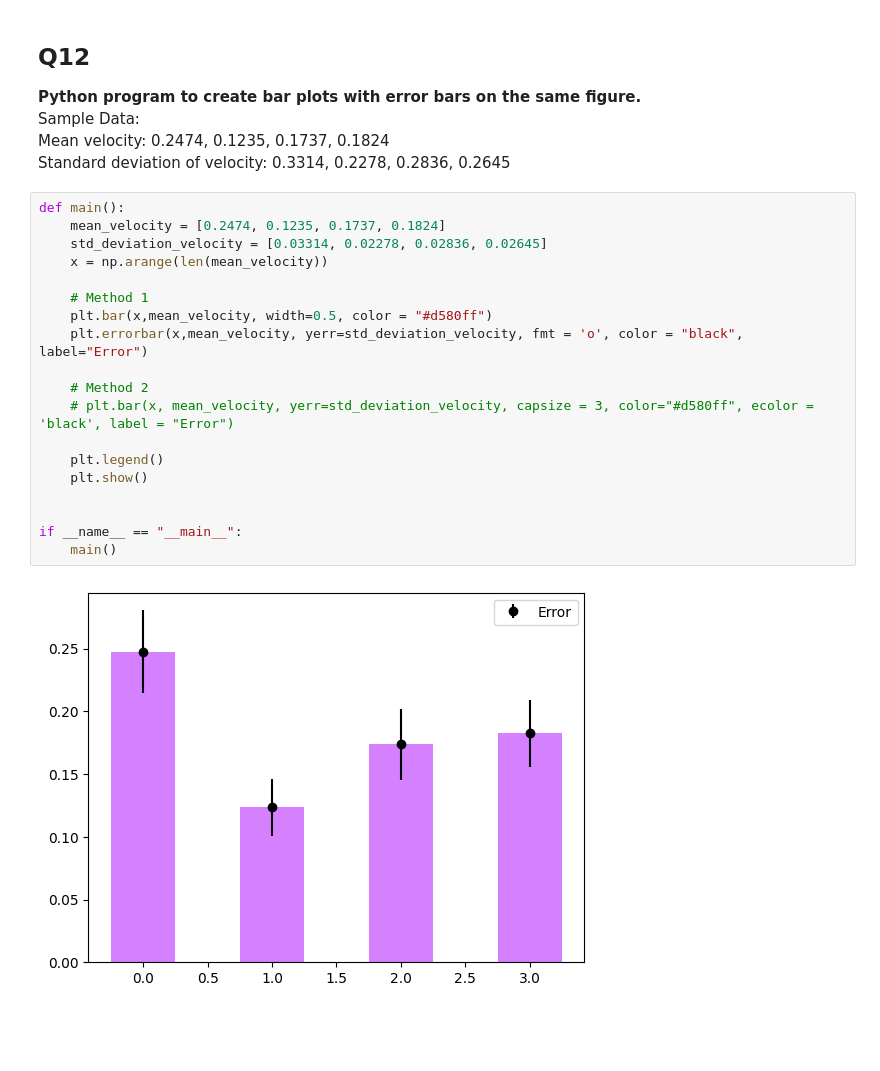
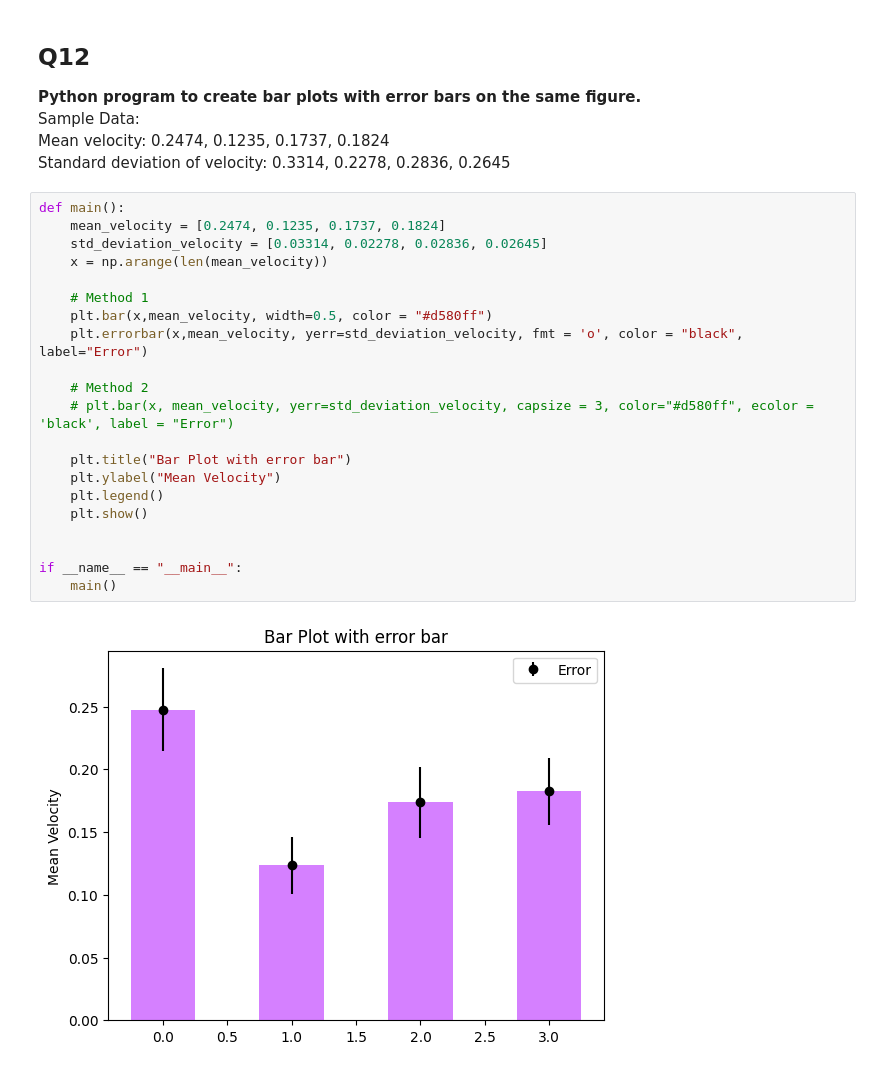
Before and after one commit to ayush-prajapati01/Python-Libraries, a Jupyter notebook: Matplotlib_Programs/barchart_programs.ipynb, the cells around one changed output. Cells and saved outputs as stored; diff of their text form; blank space fills up the shorter version.

```diff
--- a/Matplotlib_Programs/barchart_programs.ipynb
+++ b/Matplotlib_Programs/barchart_programs.ipynb
@@ -293,21 +293,23 @@ Standard deviation of velocity: 0.3314, 0.2278, 0.2836, 0.2645<br>
 # %%
 def main():
     mean_velocity = [0.2474, 0.1235, 0.1737, 0.1824]
     std_deviation_velocity = [0.03314, 0.02278, 0.02836, 0.02645]
     x = np.arange(len(mean_velocity))
 
     # Method 1
     plt.bar(x,mean_velocity, width=0.5, color = "#d580ff")
     plt.errorbar(x,mean_velocity, yerr=std_deviation_velocity, fmt = 'o', color = "black", label="Error")
 
     # Method 2
     # plt.bar(x, mean_velocity, yerr=std_deviation_velocity, capsize = 3, color="#d580ff", ecolor = 'black', label = "Error")
 
+    plt.title("Bar Plot with error bar")
+    plt.ylabel("Mean Velocity")
     plt.legend()
     plt.show()
 
 
 if __name__ == "__main__":
     main()
 # %% [output]
-[figure, old version]
+[figure, new version]
```
Also changed, not shown: parts of 2 cells of this notebook.
